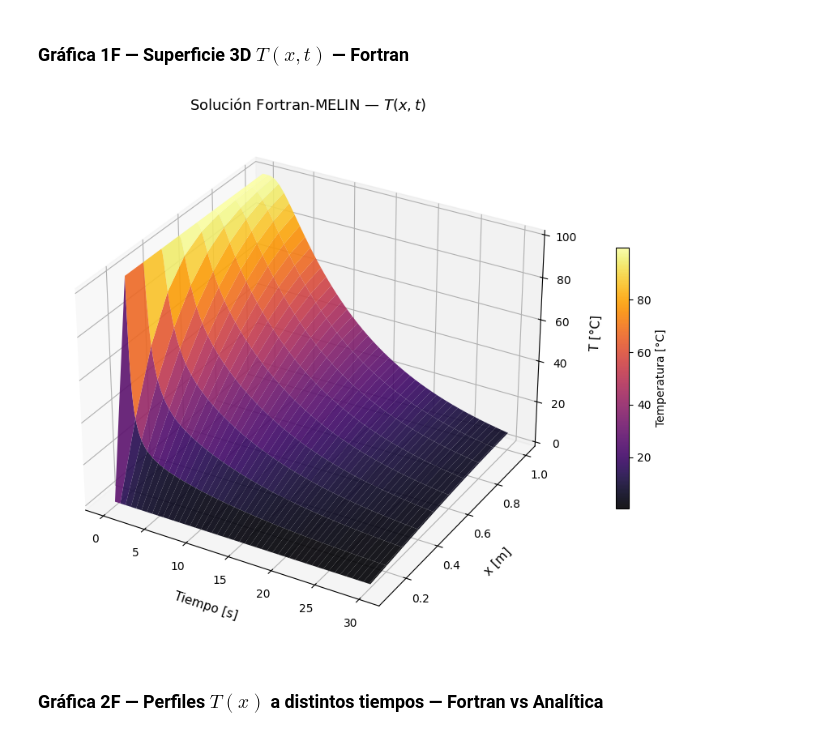
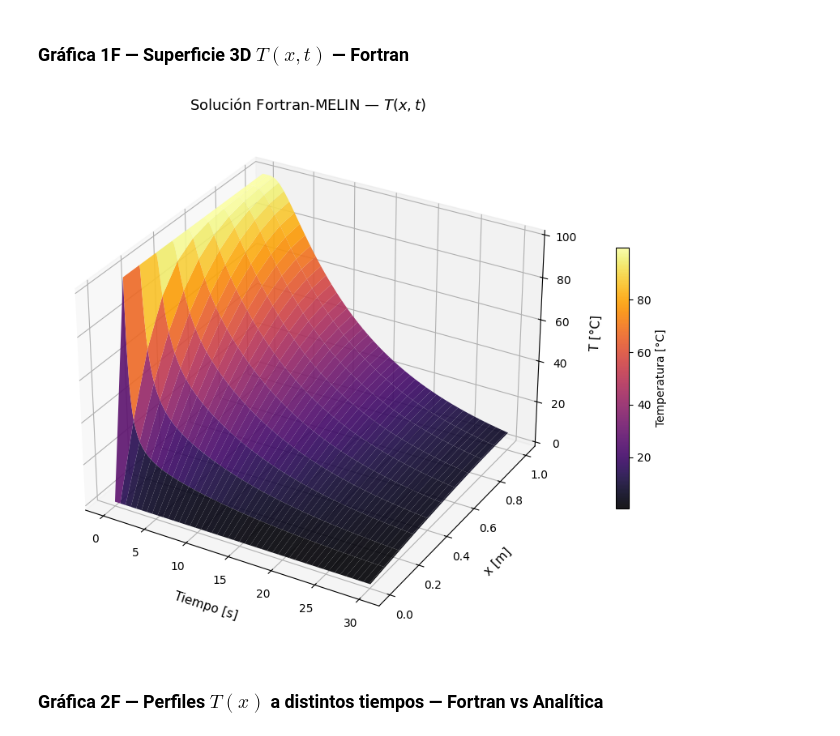
Before and after one commit to campereza043/MFC2026, a Jupyter notebook: Parcial1/Gráficas.ipynb, the cells around one changed output. Cells and saved outputs as stored; diff of their text form; code cells hidden in the pictures.

```diff
--- a/Parcial1/Gráficas.ipynb
+++ b/Parcial1/Gráficas.ipynb
@@ -252,24 +252,29 @@ Shape datos  : (602, 10)
 # %% [markdown]
 ### Gráfica 1F — Superficie 3D  $T(x,t)$ — Fortran
 # %%
+# x completo: 11 puntos de 0.0 a 1.0
+x_f = np.linspace(0, L, N + 1)
+
+# Z completo: concatenar T_f (10 cols) + T_fd (1 col) → shape (601, 11)
+Z_grid_f = np.column_stack([T_f, T_fd])
+
+X_grid_f, T_grid_f = np.meshgrid(x_f, t_f)   # ambos 601×11
+
 fig = plt.figure(figsize=(12, 7))
 ax  = fig.add_subplot(111, projection='3d')
-
-X_grid_f, T_grid_f = np.meshgrid(x[1:], t_f)   # x[1:] porque T1=0 siempre
-Z_grid_f = T_f
 
 surf = ax.plot_surface(T_grid_f, X_grid_f, Z_grid_f,
                        cmap='inferno', edgecolor='none', alpha=0.9)
 
 ax.set_xlabel('Tiempo [s]', fontsize=11, labelpad=10)
 ax.set_ylabel('x [m]',      fontsize=11, labelpad=10)
 ax.set_zlabel('T [°C]',     fontsize=11, labelpad=10)
 ax.set_title('Solución Fortran-MELIN — $T(x,t)$', fontsize=13)
 fig.colorbar(surf, ax=ax, shrink=0.5, label='Temperatura [°C]')
 plt.tight_layout()
 plt.show()
 # %% [output]
-[figure, old version]
+[figure, new version]
 # %% [markdown]
 ### Gráfica 2F — Perfiles $T(x)$ a distintos tiempos — Fortran vs Analítica
 # %%
```
Also changed, not shown: parts of 3 cells of this notebook.
